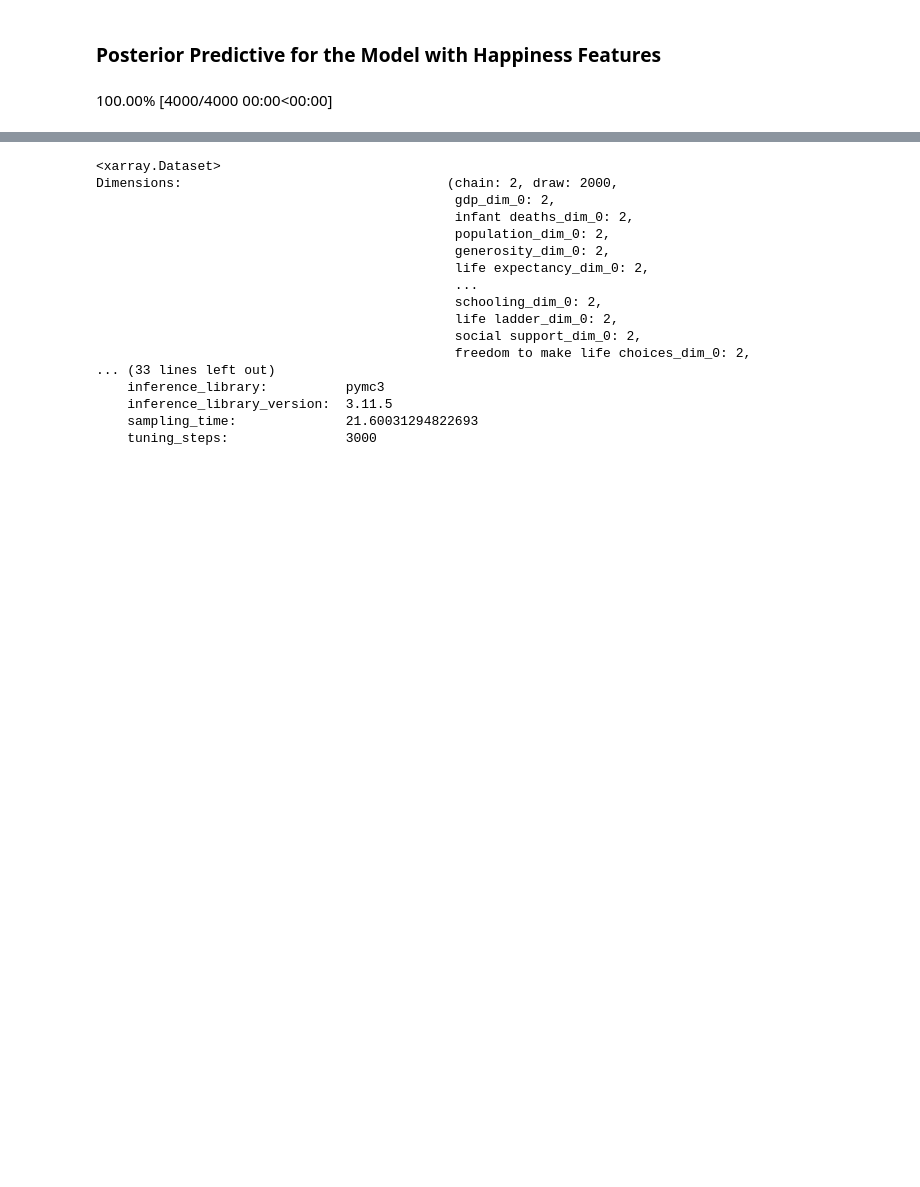
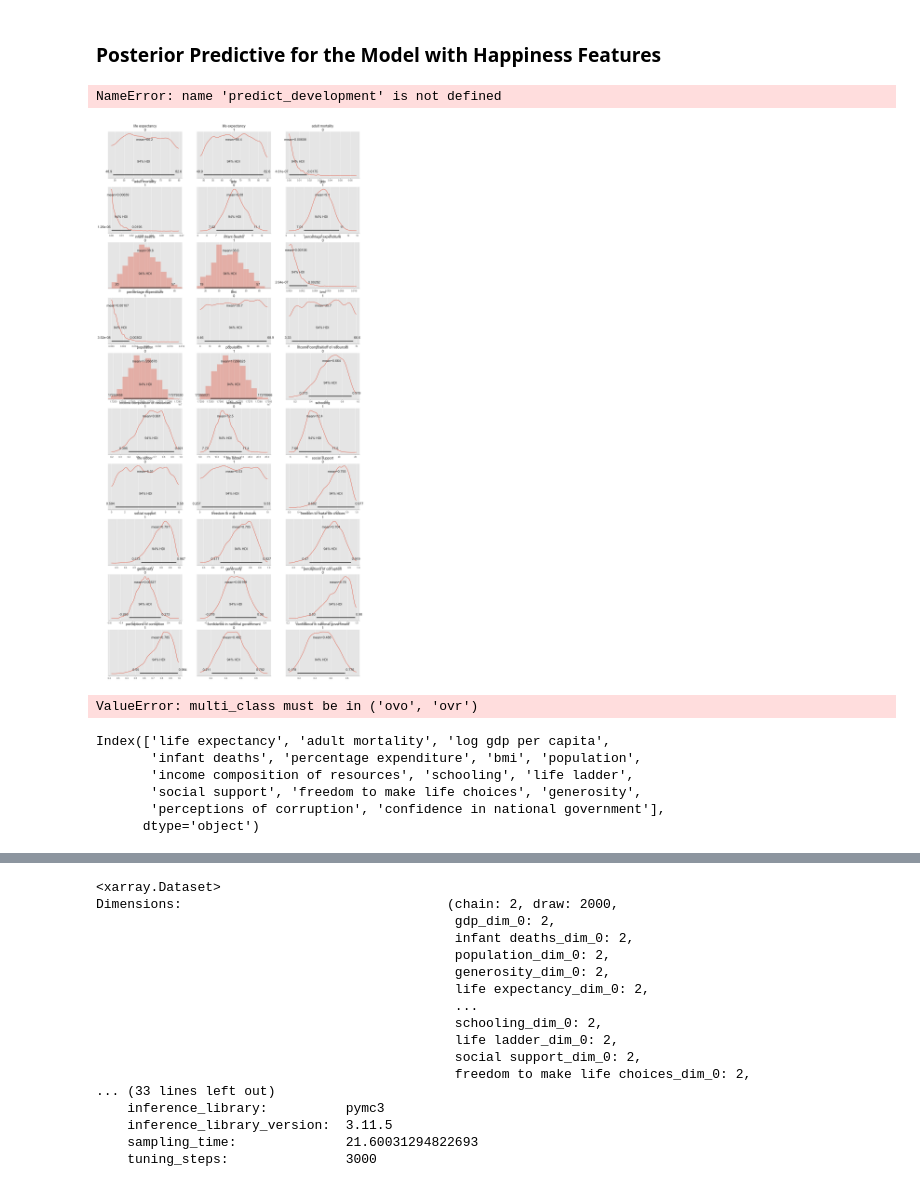
Before and after one commit to CassandraCalciano/data102---final-project, a Jupyter notebook: Final Project.ipynb, the cells around one changed output, grey strips where cells are left out. Saved outputs shown, nothing was run; the diff lists cells and outputs as text; code cells hidden in the pictures; blank space fills up the shorter version.

```diff
--- a/Final Project.ipynb
+++ b/Final Project.ipynb
@@ -487,9 +485,15 @@ with pm.Model() as develop_prediction:
                             (1/15)*infant + (1/15)*expend + (1/15)*bmi +
                             (1/15)*pop + (1/15)*icr + (1/15)*sch + (1/15)*ladd +
                              (1/15)*soc + (1/15)*free + (1/15)*gen + (1/15)*corr + (1/15)*conf),
-                  sigma = sigma) #observed=observed
+                  sigma = sigma,
+                 observed=observed)
 
     trace = pm.sample(2000, chains = 2, tune=3000,  return_inferencedata=True, init='adapt_diag')
+
+    #posterior predictive check
+    ppc = pm.sample_posterior_predictive(trace, model=develop_prediction, samples=500) #samples=500, model=develop_prediction, size=100
+#     ppc['x'] = ppc['x'] + 0.0
+#     ppc_status = az.from_pymc3(trace=trace, posterior_predictive=ppc)
 # %% [output]
 Multiprocess sampling (2 chains in 4 jobs)
 CompoundStep
@@ -504,10 +513,8 @@ The number of effective samples is smaller than 10% for some parameters.
 # %% [markdown]
 ### Posterior Predictive for the Model with Happiness Features
 # %%
-with develop_prediction:
-    # posterior predictive check
-    ppc = pm.sample_posterior_predictive(trace) #samples=500, model=develop_prediction, size=100
-    ppc['x'] = ppc['x'] + 0.0
-    ppc_status = az.from_pymc3(trace=trace, posterior_predictive=ppc)
+# with develop_prediction:
+#     # posterior predictive check
+#     ppc = pm.sample_posterior_predictive(trace, samples=500) #samples=500, model=develop_prediction, size=100
+#     ppc['x'] = ppc['x'] + 0.0
+#     ppc_status = az.from_pymc3(trace=trace, posterior_predictive=ppc)
-# %% [output]
-100.00% [4000/4000 00:00<00:00]
@@ -513,0 +524,11 @@ with develop_prediction:
+# %%
+chain_count =  trace.values #get_values(az.summary(trace).index[1:]).shape[0]
+y_pred_g = pm.sample_posterior_predictive(trace, samples=chain_count, model=predict_development)
+#data_spp = az.from_pymc3(trace=trace_g, posterior_predictive=y_pred_g)
+# %% [output]
+NameError: name 'predict_development' is not defined
+# %%
+az.plot_posterior(trace, to_graph, round_to = 3)
+plt.show()
+# %% [output]
+[figure, added]
@@ -513,0 +537,16 @@ with develop_prediction:
+# %%
+#y_score = np.mean(ppc['x'], axis=0)
+y_score = np.mean(ppc['x'], axis=0)
+pred_scores = dict(y_true=grouped['status indicator'], y_score=y_score)
+roc_auc_score(**pred_scores)
+# %% [output]
+ValueError: multi_class must be in ('ovo', 'ovr')
+# %%
+observed.columns
+# %% [output]
+Index(['life expectancy', 'adult mortality', 'log gdp per capita',
+       'infant deaths', 'percentage expenditure', 'bmi', 'population',
+       'income composition of resources', 'schooling', 'life ladder',
+       'social support', 'freedom to make life choices', 'generosity',
+       'perceptions of corruption', 'confidence in national government'],
+      dtype='object')
```
Also changed, not shown: parts of 16 cells of this notebook.
